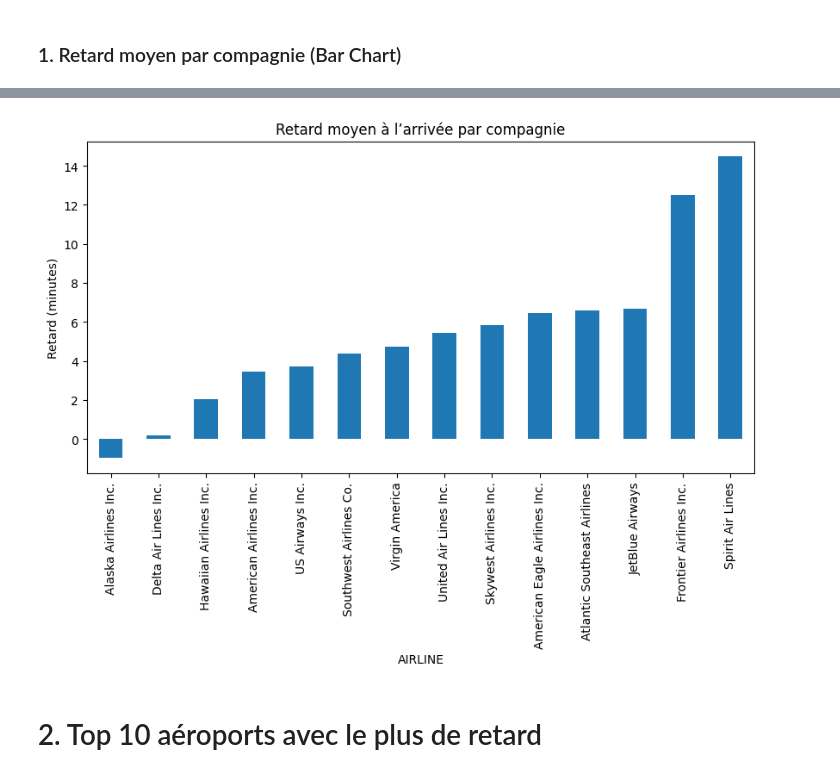
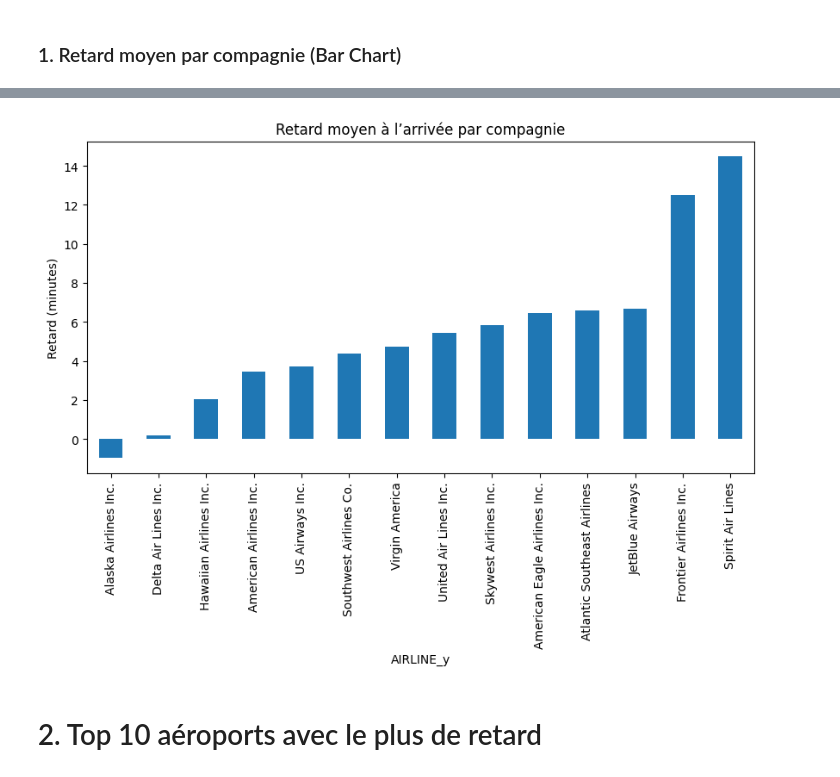
Before and after one commit to axel-achart/dazzle-dash, a Jupyter notebook: flights_delay_graphique.ipynb, the cells around one changed output, grey strips where cells are left out. Cells and saved outputs as stored; diff of their text form; code cells hidden in the pictures.

```diff
--- a/flights_delay_graphique.ipynb
+++ b/flights_delay_graphique.ipynb
@@ -13,9 +13,9 @@ import pyarrow
 # %% [markdown]
 # 3 Chargement du dataset clean
 # %%
-flights = pd.read_csv("data/flights_cleaned_polars.csv")
-airlines = pd.read_csv("big_data/airlines.csv")
-airports = pd.read_csv("big_data/airports.csv")
+flights = pd.read_csv("data/clean/flights_cleaned_polars.csv")
+airlines = pd.read_csv("data/airlines.csv")
+airports = pd.read_csv("data/airports.csv")
 # %% [markdown]
 ### Verification de l'import
 # %%
@@ -107,13 +117,13 @@ print(flights.columns.tolist())
 # %%
-avg_airline_delay = flights.groupby("AIRLINE")["ARRIVAL_DELAY"].mean().sort_values()
+avg_airline_delay = flights.groupby("AIRLINE_y")["ARRIVAL_DELAY"].mean().sort_values()
 
 plt.figure(figsize=(10,5))
 avg_airline_delay.plot(kind="bar")
 plt.title("Retard moyen à l’arrivée par compagnie")
 plt.ylabel("Retard (minutes)")
 plt.show()
 # %% [output]
-[figure, old version]
+[figure, new version]
 # %% [markdown]
 # 2. Top 10 aéroports avec le plus de retard
 # %%
```
Also changed, not shown: parts of 2 cells of this notebook, 25 other files.
